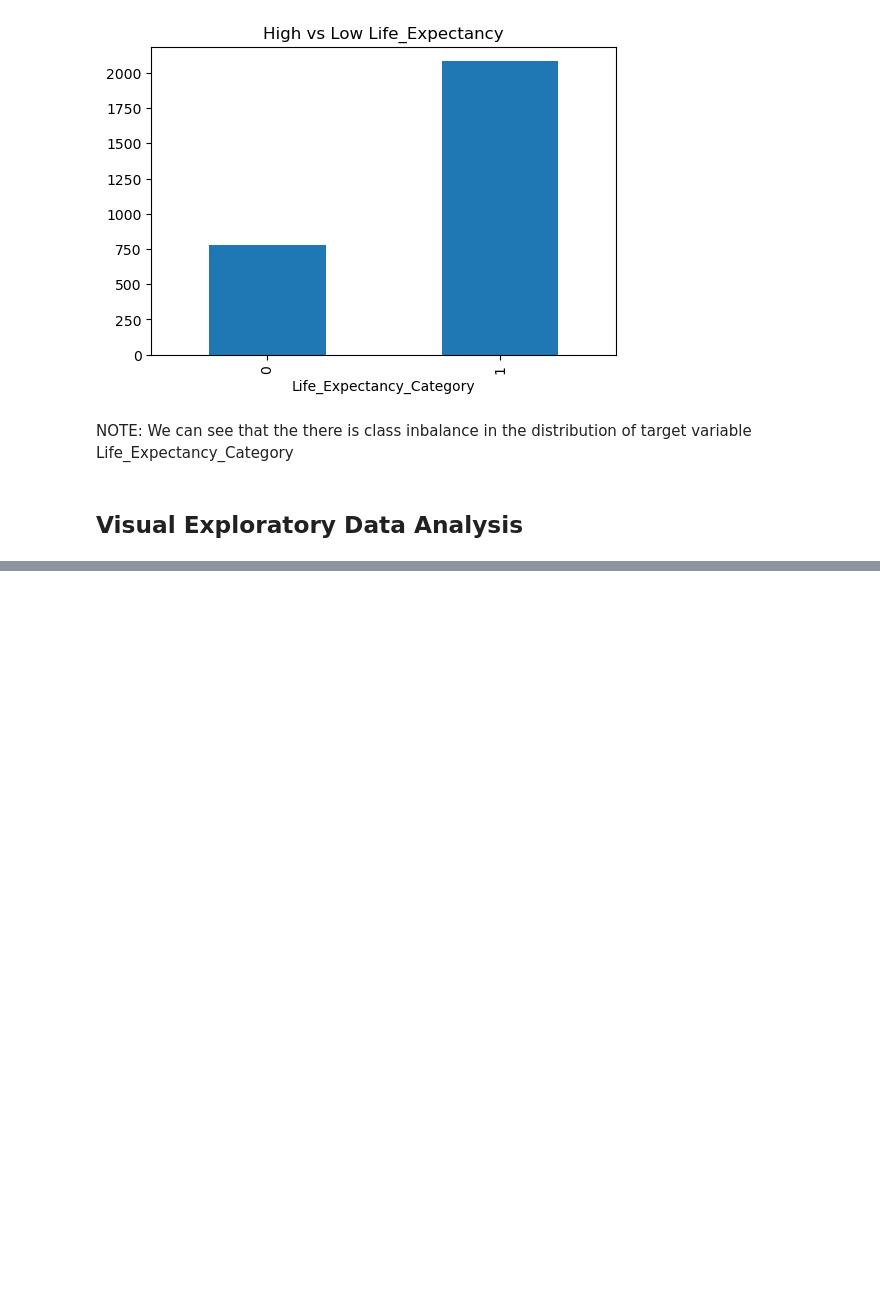
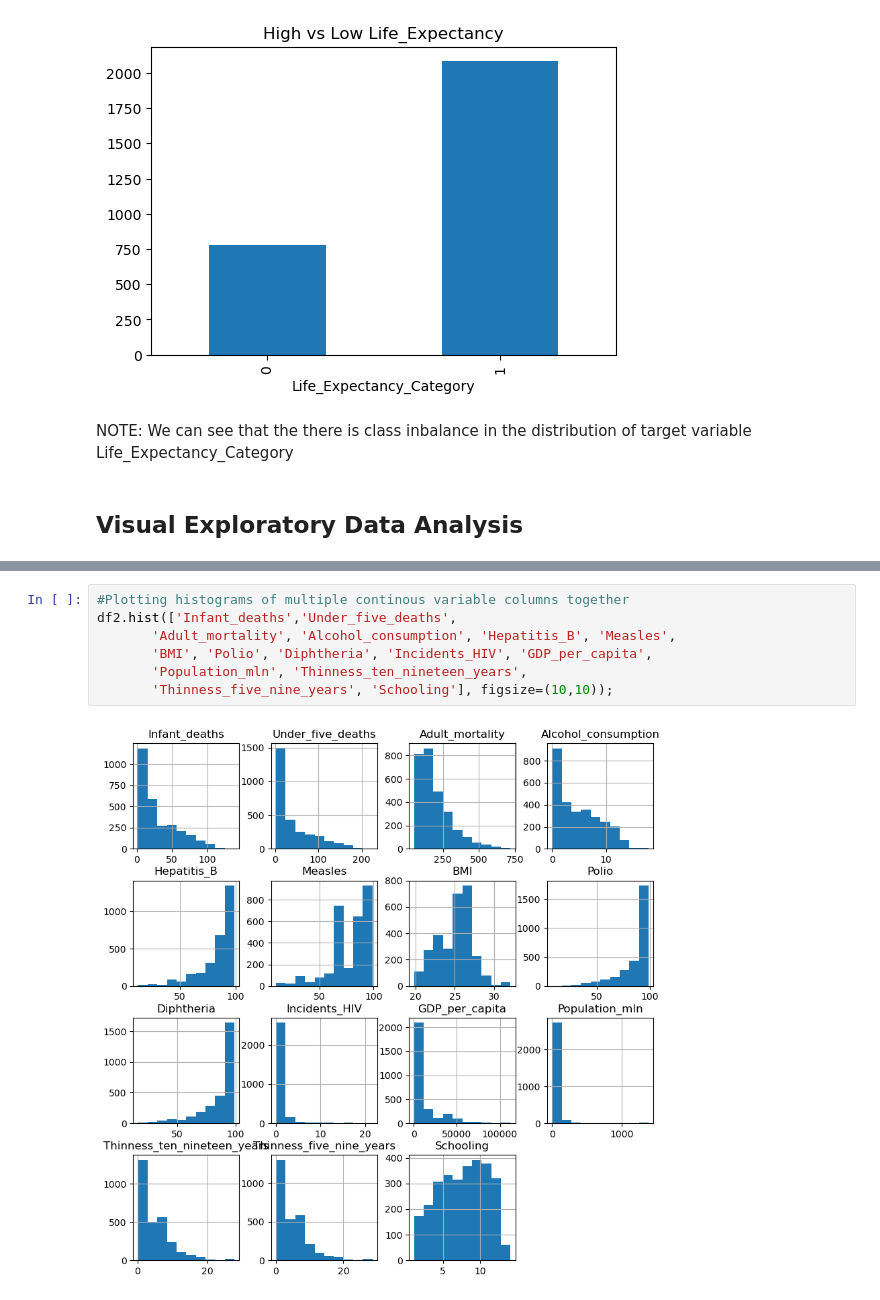
Before and after one commit to ARIWOOLA1973/Strategic_Thinking, a Jupyter notebook: Strategic_Thinking_CA2.ipynb, the cells around one changed output, grey strips where cells are left out. Cells and saved outputs as stored; diff of their text form; blank space fills up the shorter version.

```diff
--- a/Strategic_Thinking_CA2.ipynb
+++ b/Strategic_Thinking_CA2.ipynb
@@ -235,0 +307,9 @@ NOTE: We can see that the there is class inbalance in the distribution of target
+# %%
+#Plotting histograms of multiple continous variable columns together
+df2.hist(['Infant_deaths','Under_five_deaths',
+       'Adult_mortality', 'Alcohol_consumption', 'Hepatitis_B', 'Measles',
+       'BMI', 'Polio', 'Diphtheria', 'Incidents_HIV', 'GDP_per_capita',
+       'Population_mln', 'Thinness_ten_nineteen_years',
+       'Thinness_five_nine_years', 'Schooling'], figsize=(10,10));
+# %% [output]
+[figure, added]
```
Also changed, not shown: parts of 36 cells of this notebook.
